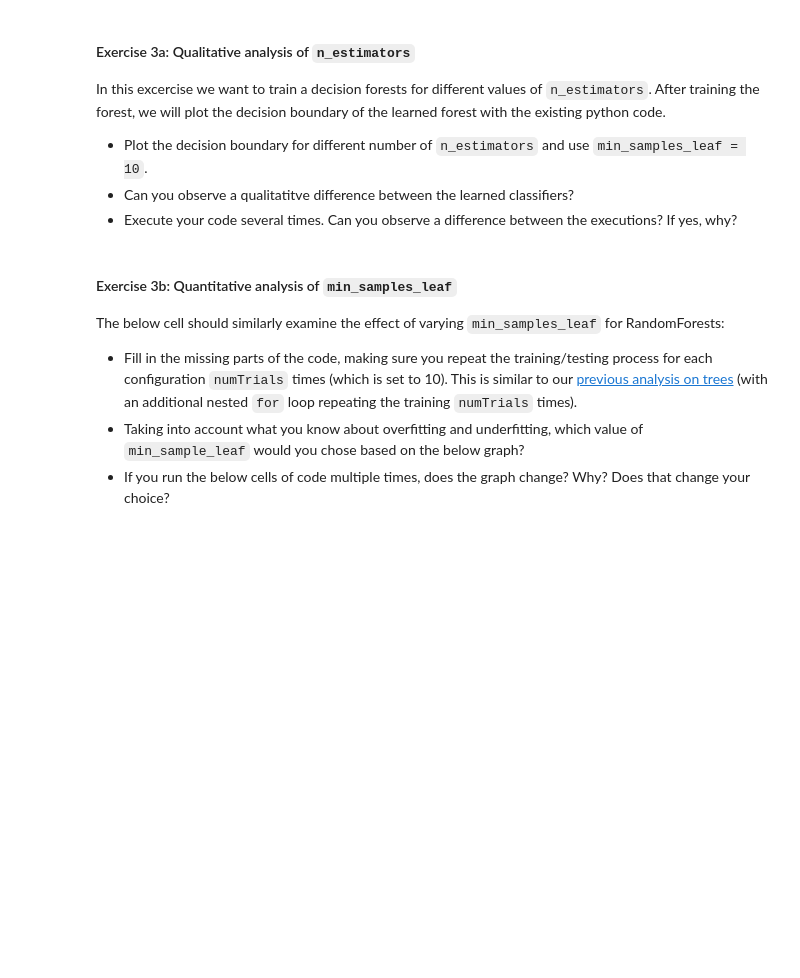
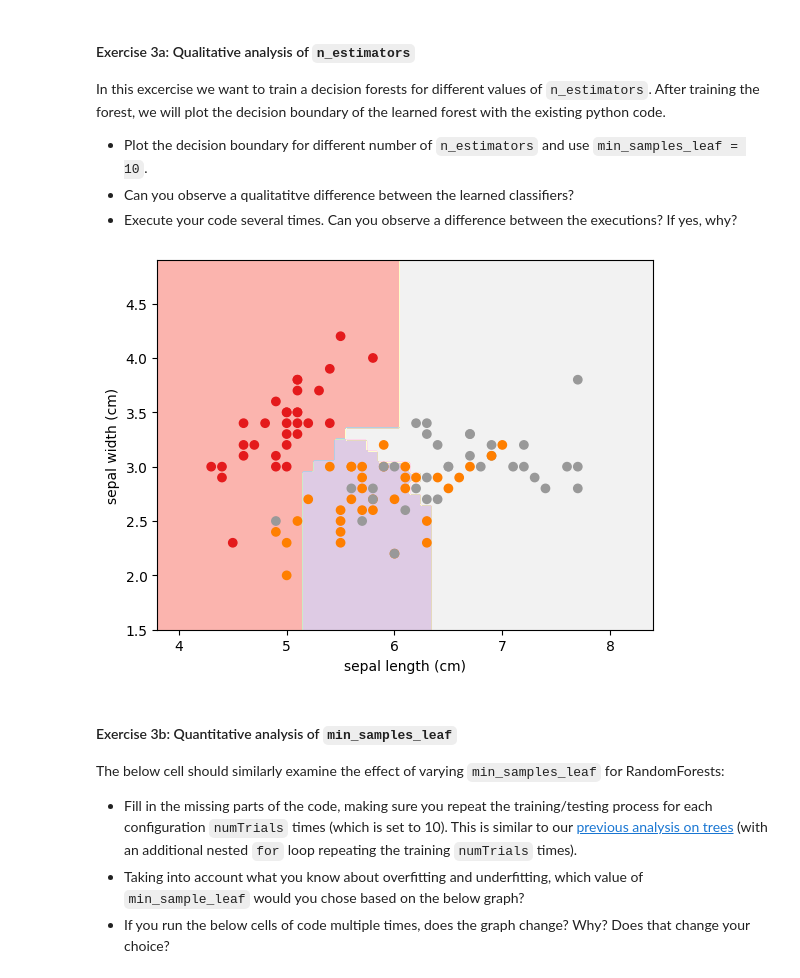
Before and after one commit to mathewsjoyy/MachineLearning-Workshop, a Jupyter notebook: Workshop8/Week8_workshop.ipynb, the cells around one changed output. Saved outputs shown, nothing was run; the diff lists cells and outputs as text; code cells hidden in the pictures; blank space fills up the shorter version.

```diff
--- a/Workshop8/Week8_workshop.ipynb
+++ b/Workshop8/Week8_workshop.ipynb
@@ -349,35 +377,36 @@ plot_step = 0.02
 
 
 ######################################
 ##### CHANGE THE FOLLOWING LINE: #####
 ######################################
 clf = ensemble.RandomForestClassifier(n_estimators=30, min_samples_leaf=10, max_depth=None)
 
 ######################################
 ##### YOUR CODE GOES HERE: ###########
 ######################################
 # fit the model to the data:
-
-
+clf = clf.fit(X_train, Y_train)
 
 
 xx, yy = np.meshgrid(np.arange(x_min, x_max, plot_step),
                          np.arange(y_min, y_max, plot_step))
 
 plt.figure()
 
 Z = clf.predict(np.c_[xx.ravel(), yy.ravel()])
 Z = Z.reshape(xx.shape)
 
 cs = plt.contourf(xx, yy, Z, cmap=plt.cm.Pastel1)
 
 plt.scatter(X_train[:, 0], X_train[:, 1], c=Y_train, cmap=plt.cm.Set1)
 
 plt.xlabel(iris.feature_names[0])
 plt.ylabel(iris.feature_names[1])
 plt.axis("tight")
 plt.savefig('classification_forest.png')
 plt.show()
+# %% [output]
+[figure, added]
 # %% [markdown]
 #### Exercise 3b: Quantitative analysis of `min_samples_leaf`
 
```
Also changed, not shown: parts of 14 cells of this notebook, 4 other files.
